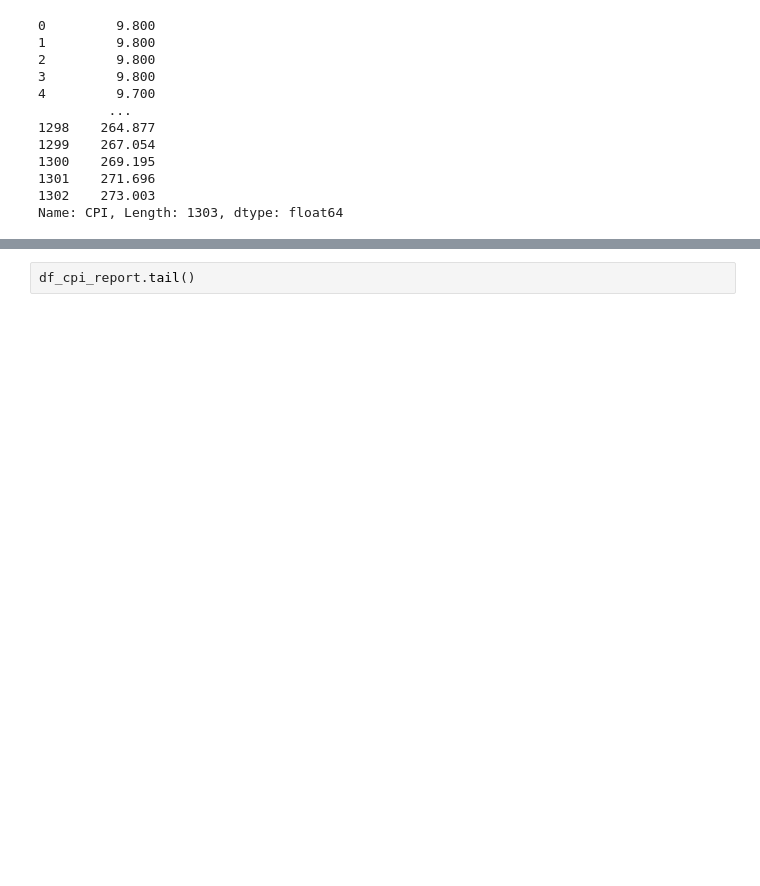
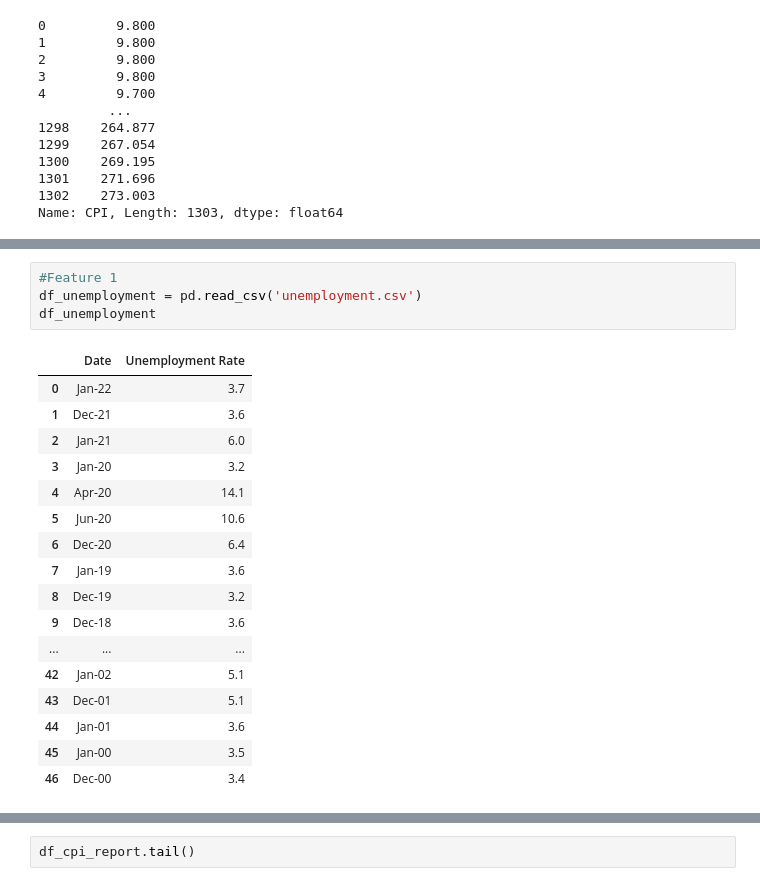
Before and after one commit to samsalgado/Next-Market-CRASH-Data, a Jupyter notebook: CSVs/Inflation Model.ipynb, the cells around one changed output, grey strips where cells are left out. Saved outputs shown, nothing was run; the diff lists cells and outputs as text; blank space fills up the shorter version.

```diff
--- a/CSVs/Inflation Model.ipynb
+++ b/CSVs/Inflation Model.ipynb
@@ -296,0 +245,22 @@ plt.show()
+# %%
+#Feature 1
+df_unemployment = pd.read_csv('unemployment.csv')
+df_unemployment
+# %% [output]
+|  | Date | Unemployment Rate |
+| 0 | Jan-22 | 3.7 |
+| 1 | Dec-21 | 3.6 |
+| 2 | Jan-21 | 6.0 |
+| 3 | Jan-20 | 3.2 |
+| 4 | Apr-20 | 14.1 |
+| 5 | Jun-20 | 10.6 |
+| 6 | Dec-20 | 6.4 |
+| 7 | Jan-19 | 3.6 |
+| 8 | Dec-19 | 3.2 |
+| 9 | Dec-18 | 3.6 |
+| ... | ... | ... |
+| 42 | Jan-02 | 5.1 |
+| 43 | Dec-01 | 5.1 |
+| 44 | Jan-01 | 3.6 |
+| 45 | Jan-00 | 3.5 |
+| 46 | Dec-00 | 3.4 |
```
Also changed, not shown: parts of 17 cells of this notebook, 4 other files.
